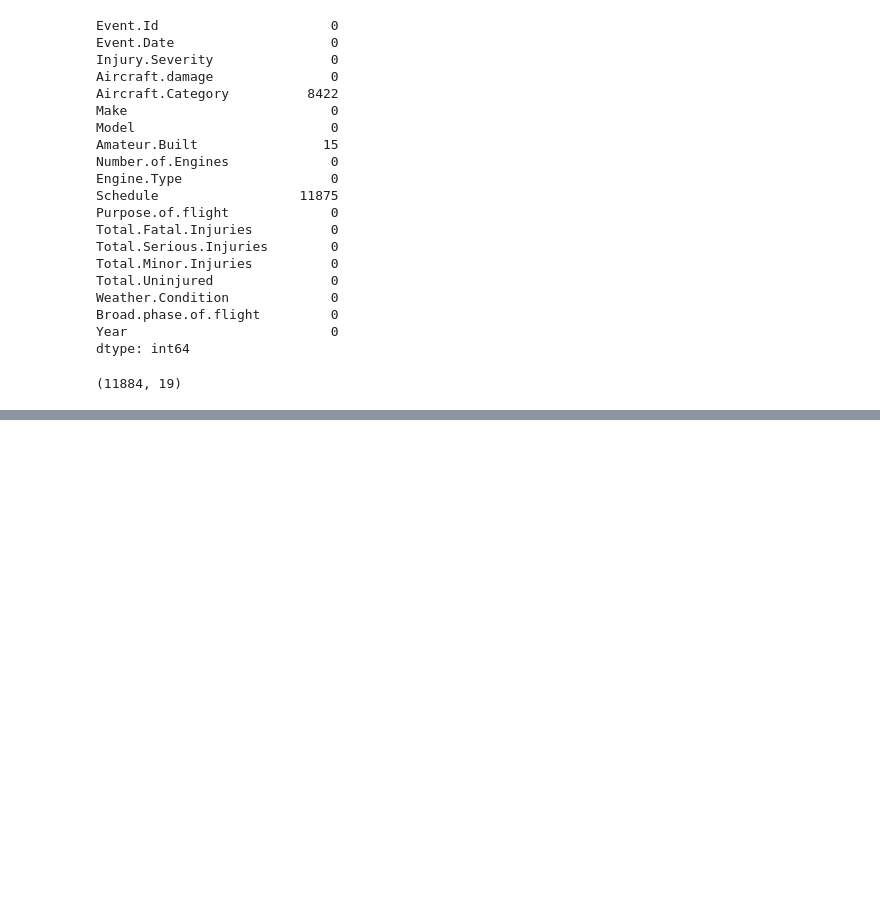
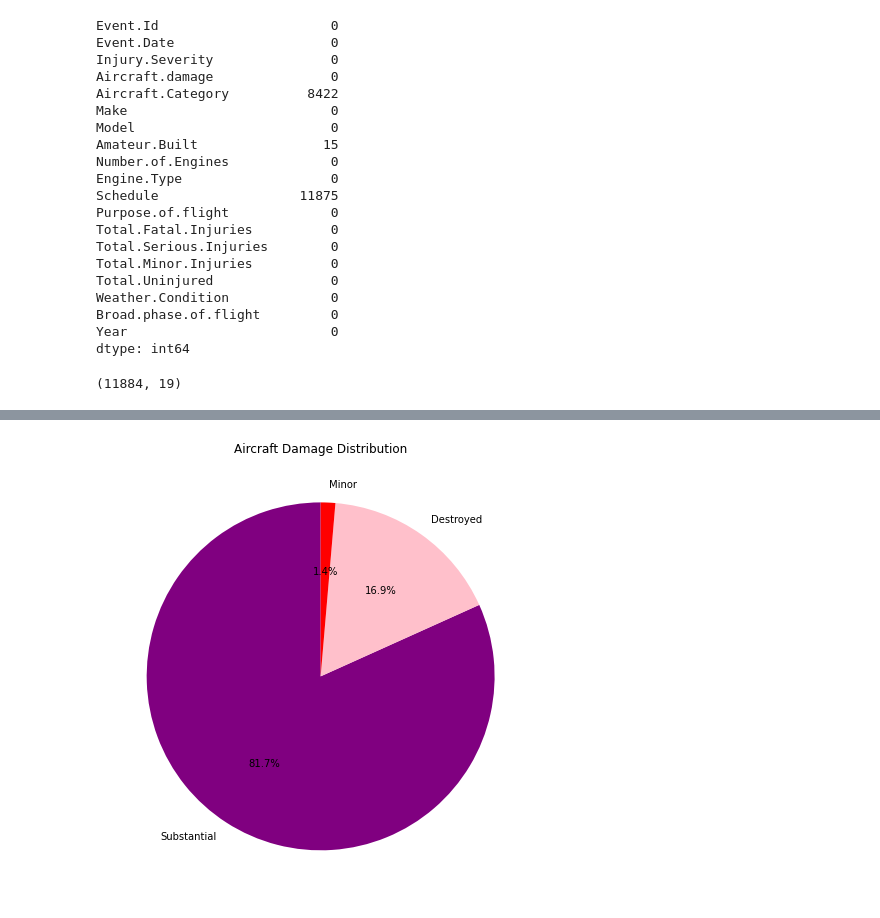
Before and after one commit to HellenDianaNjeri/dsc-phase-1-project-v3, a Jupyter notebook: student.ipynb, the cells around one changed output, grey strips where cells are left out. Saved outputs shown, nothing was run; the diff lists cells and outputs as text; code cells hidden in the pictures; blank space fills up the shorter version.

```diff
--- a/student.ipynb
+++ b/student.ipynb
@@ -502 +463,10 @@ plt.show()
+# %%
+# Pie Chart of Aircraft Damage
+plt.figure(figsize=(8, 8))
+Aviation_df_cleaned['Aircraft.damage'].value_counts().plot.pie(autopct='%1.1f%%', startangle=90, colors=['purple','pink','red'])
+plt.title('Aircraft Damage Distribution')
+plt.ylabel('')  # Hide the y-label
+plt.show()
+# %% [output]
+[figure, added]
 # %%
```
Also changed, not shown: parts of 13 cells of this notebook.
